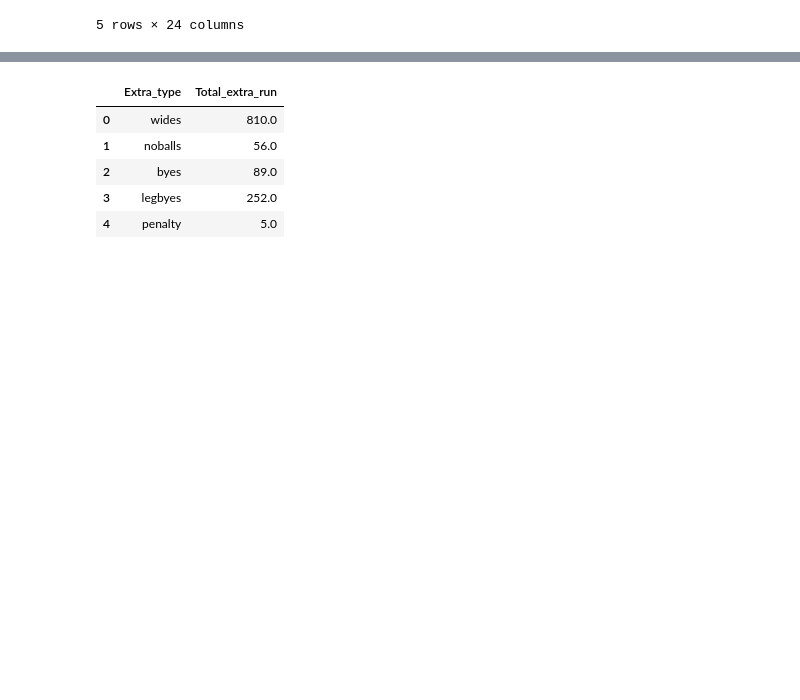
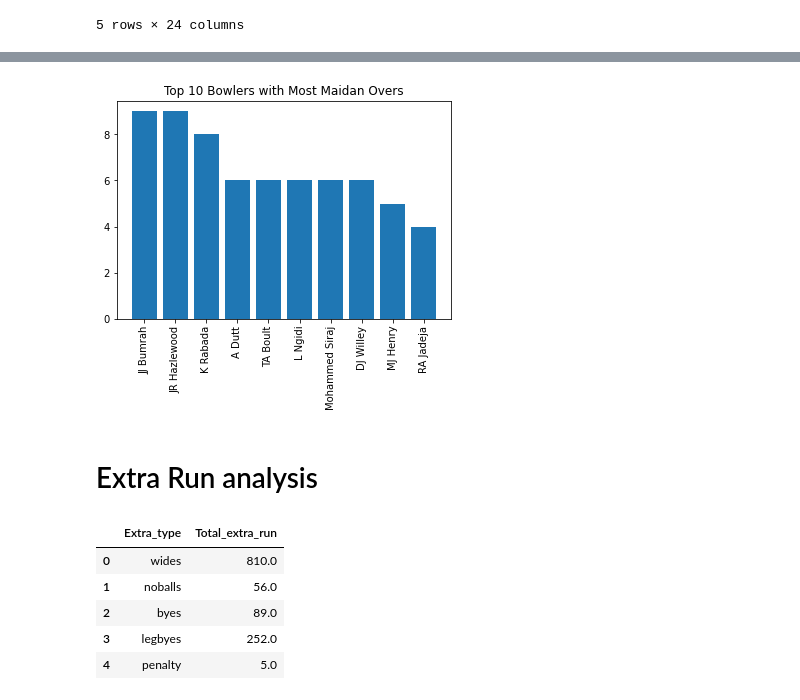
Before and after one commit to Pankajgupta836/World_cup_2023, a Jupyter notebook: World cup 2023 Analysis.ipynb, the cells around one changed output, grey strips where cells are left out. Saved outputs shown, nothing was run; the diff lists cells and outputs as text; code cells hidden in the pictures; blank space fills up the shorter version.

```diff
--- a/World cup 2023 Analysis.ipynb
+++ b/World cup 2023 Analysis.ipynb
@@ -318,3 +318,8 @@ deliveries.tail()
 | 26117 | 45 | 2023/24 | 2023-11-12 | M Chinnaswamy Stadium, Bengaluru | 2 | 47.4 | Netherlands | India | AT Nidamanuru | ... |
 | 26118 | 45 | 2023/24 | 2023-11-12 | M Chinnaswamy Stadium, Bengaluru | 2 | 47.5 | Netherlands | India | AT Nidamanuru | ... |
 5 rows × 24 columns
+# %%
+result3 = deliveries.groupby(['match_id', 'bowler', 'over'])[['runs_off_bat', 'wides', 'noballs']].sum().sort_values(by='runs_off_bat', ascending=True)
+result3 = result3[(result3['runs_off_bat'] + result3['wides'] + result3['noballs'] == 0)]
+
+result3
@@ -320,0 +341,5 @@ deliveries.tail()
+# %%
+result3 = result3.assign(Maidan_over = result3.runs_off_bat + result3.wides + result3.noballs)
+# %%
+result3 = result3.reset_index()
+result3
@@ -320,0 +360,5 @@ deliveries.tail()
+# %%
+df = result3[['bowler','Maidan_over']]
+Bowler = df.groupby('bowler')['Maidan_over'].count().sort_values(ascending=False).head(10)
+Bowler = Bowler.reset_index()
+Bowler
@@ -321,3 +377,13 @@ deliveries.tail()
+# %%
+plt.bar(Bowler['bowler'],
+        Bowler['Maidan_over'])
+plt.title('Top 10 Bowlers with Most Maidan Overs')
+plt.xticks(rotation='vertical')
+plt.show()
+# %% [output]
+[figure, added]
+# %% [markdown]
+# Extra Run analysis
 # %%
 Extra = pd.DataFrame({'Extra_type':['wides', 'noballs', 'byes', 'legbyes', 'penalty'], 'Total_extra_run':[deliveries.wides.sum(),deliveries.noballs.sum(),deliveries.byes.sum(),deliveries.legbyes.sum(),deliveries.penalty.sum()]})
 Extra
```
Also changed, not shown: parts of 3 cells of this notebook.
